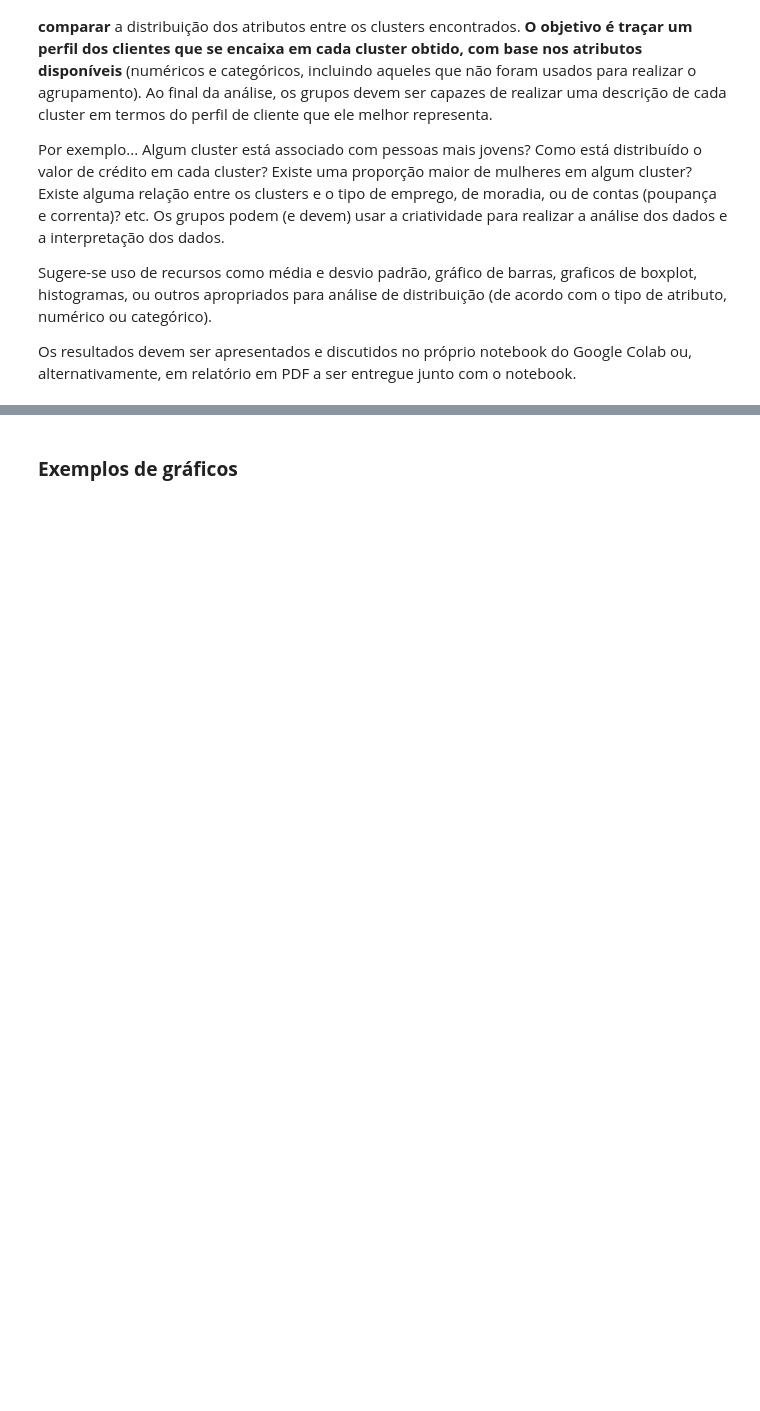
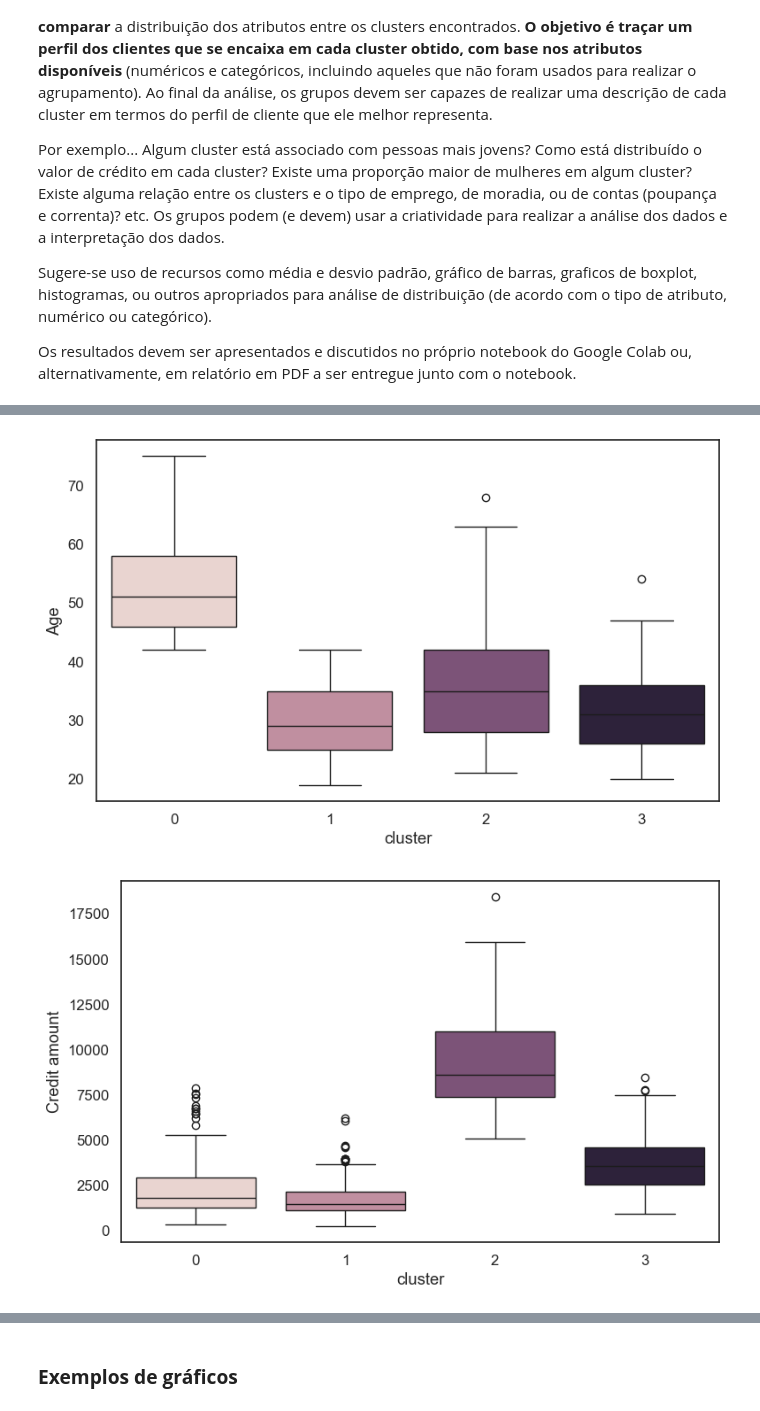
Before and after one commit to fsbertoglio/Machine-Learning-Labs, a Jupyter notebook: T2/T2_2023_02_Análise_de_agrupamentos_com_K_means.ipynb, the cells around one changed output, grey strips where cells are left out. Cells and saved outputs as stored; diff of their text form; code cells hidden in the pictures; blank space fills up the shorter version.

```diff
--- a/T2/T2_2023_02_Análise_de_agrupamentos_com_K_means.ipynb
+++ b/T2/T2_2023_02_Análise_de_agrupamentos_com_K_means.ipynb
@@ -224,0 +331,8 @@ Os resultados devem ser apresentados e discutidos no próprio notebook do Google
+# %%
+for column in data_num.columns:
+    plt.figure(figsize=(8,5))
+    sns.boxplot(x="cluster", y=column, data=clusters_config_original, legend=False, hue="cluster")
+    plt.tight_layout()
+# %% [output]
+[figure, added]
+[figure, added]
```
Also changed, not shown: parts of 23 cells of this notebook.
